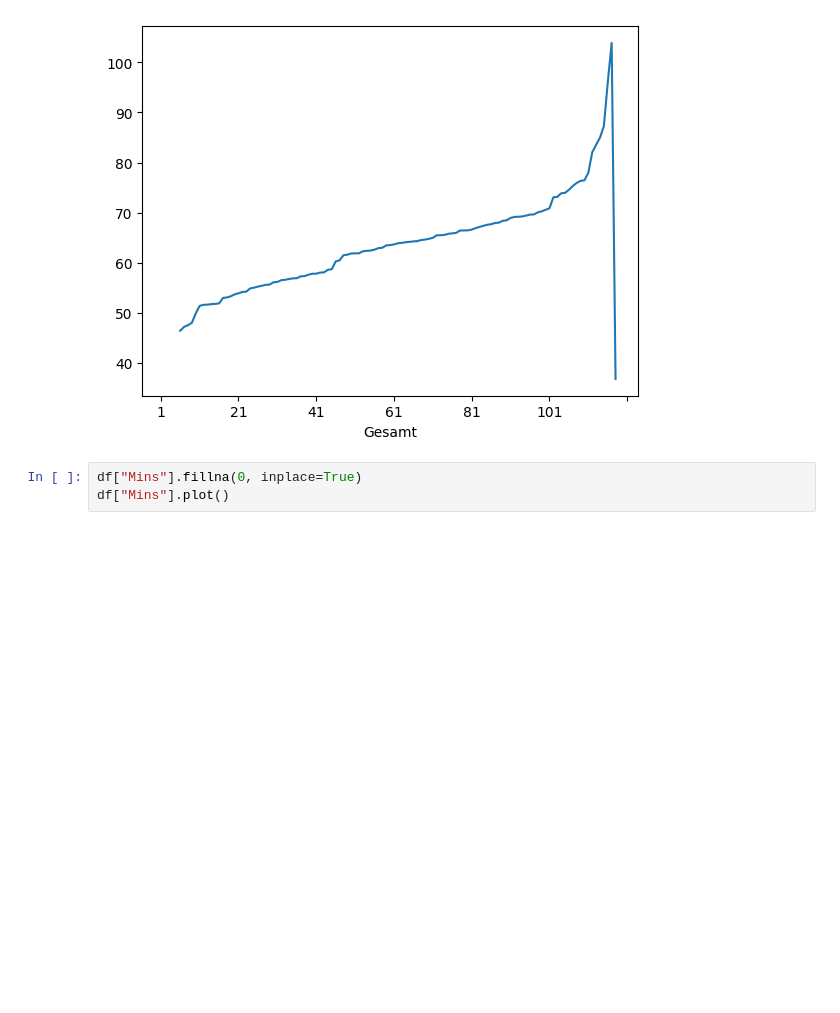
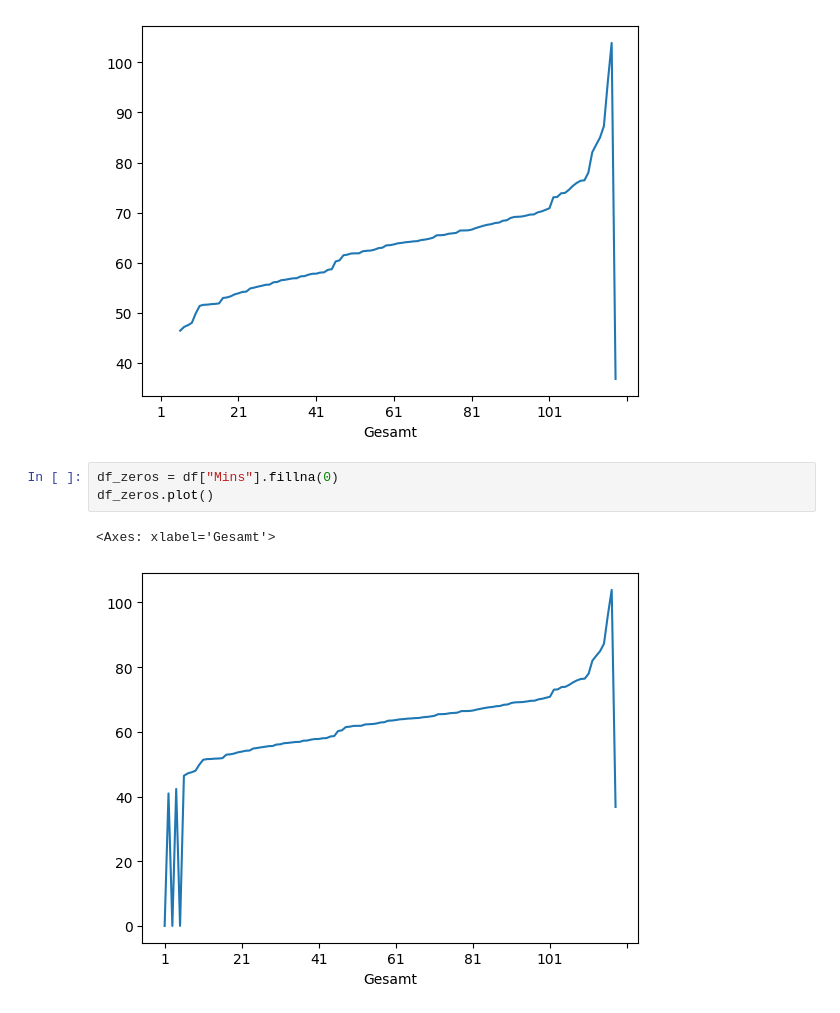
Before and after one commit to pagar22/space-pandas, a Jupyter notebook: src/learning-units/DataWrangling.ipynb, the cells around one changed output. Drawn from its saved outputs; the diff is of its cells as text; blank space fills up the shorter version.

```diff
--- a/src/learning-units/DataWrangling.ipynb
+++ b/src/learning-units/DataWrangling.ipynb
@@ -218,5 +218,8 @@ df["Mins"].plot()
 <Axes: xlabel='Gesamt'>
 [figure]
 # %%
-df["Mins"].fillna(0, inplace=True)
-df["Mins"].plot()
+df_zeros = df["Mins"].fillna(0)
+df_zeros.plot()
+# %% [output]
+<Axes: xlabel='Gesamt'>
+[figure, added]
```
Also changed, not shown: parts of 3 cells of this notebook, 2 other files.
